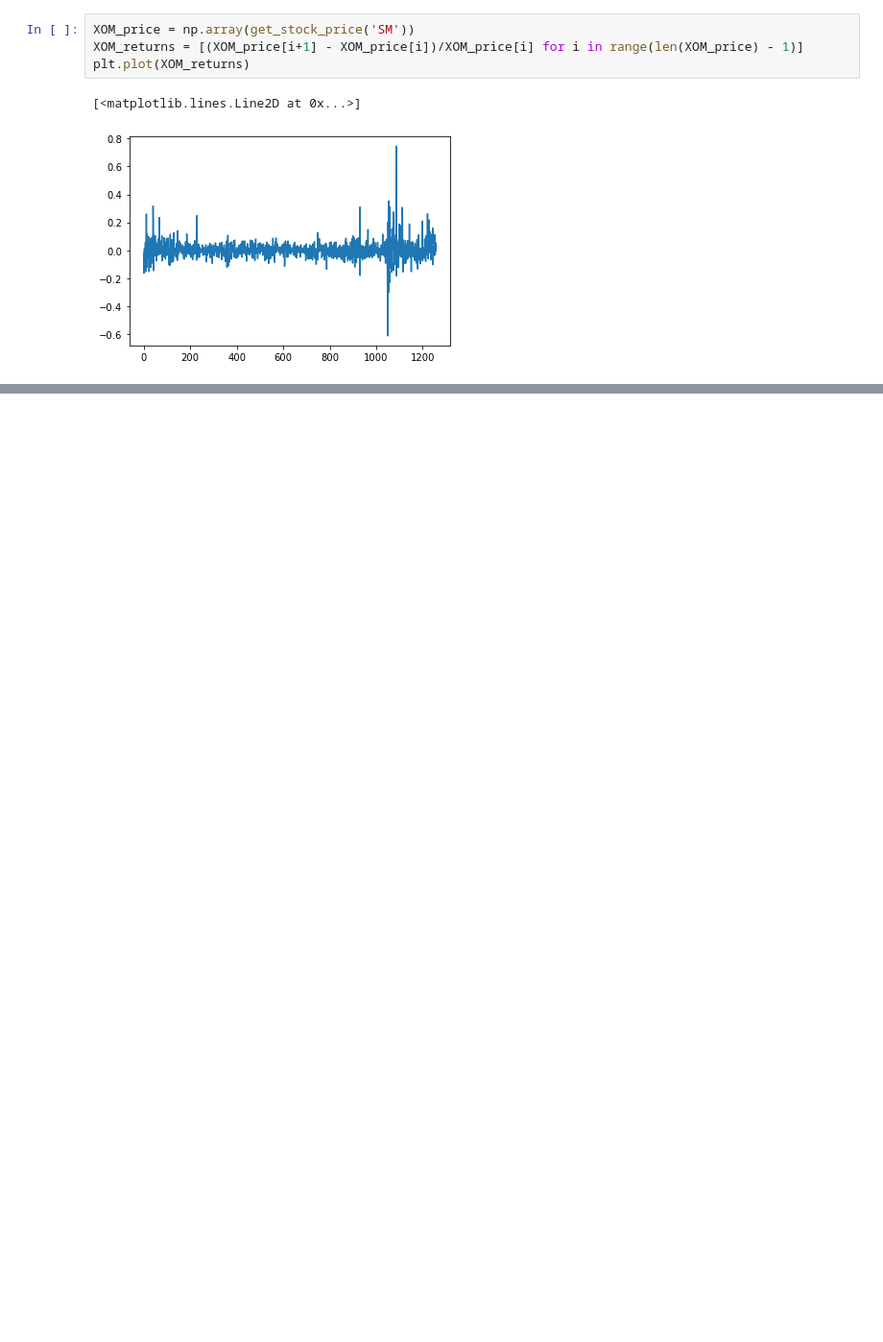
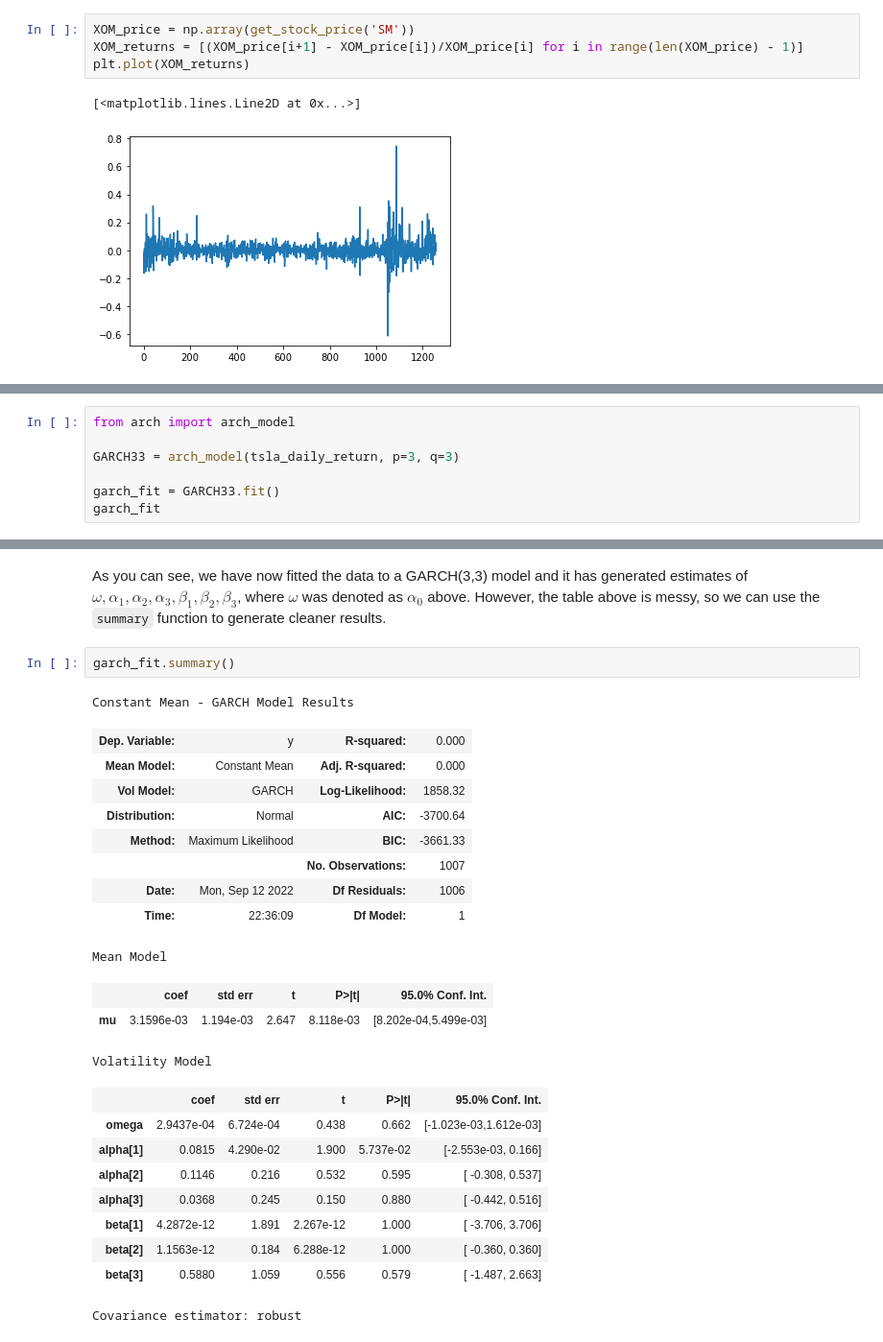
Before and after one commit to theheavygluon/Risk-Management-Course, a Jupyter notebook: Lecture 4 - Time Series Analysis.ipynb, the cells around one changed output, grey strips where cells are left out. Shown: that part at 96% size. Saved outputs shown, nothing was run; the diff lists cells and outputs as text; blank space fills up the shorter version.

```diff
--- a/Lecture 4 - Time Series Analysis.ipynb
+++ b/Lecture 4 - Time Series Analysis.ipynb
@@ -514,0 +558,7 @@ Once the model has been fit and the estimated parameters have been returned, one
+# %%
+from arch import arch_model
+
+GARCH33 = arch_model(tsla_daily_return, p=3, q=3)
+
+garch_fit = GARCH33.fit()
+garch_fit
@@ -514,0 +600,27 @@ Once the model has been fit and the estimated parameters have been returned, one
+# %% [markdown]
+As you can see, we have now fitted the data to a GARCH(3,3) model and it has generated estimates of $\omega, \alpha_1, \alpha_2,\alpha_3, \beta_1, \beta_2,\beta_3$, where $\omega$ was denoted as $\alpha_0$ above. However, the table above is messy, so we can use the `summary` function to generate cleaner results.
+# %%
+garch_fit.summary()
+# %% [output]
+Constant Mean - GARCH Model Results
+| Dep. Variable: | y | R-squared: | 0.000 |
+| Mean Model: | Constant Mean | Adj. R-squared: | 0.000 |
+| Vol Model: | GARCH | Log-Likelihood: | 1858.32 |
+| Distribution: | Normal | AIC: | -3700.64 |
+| Method: | Maximum Likelihood | BIC: | -3661.33 |
+|  |  | No. Observations: | 1007 |
+| Date: | Mon, Sep 12 2022 | Df Residuals: | 1006 |
+| Time: | 22:36:09 | Df Model: | 1 |
+Mean Model
+|  | coef | std err | t | P>|t| | 95.0% Conf. Int. |
+| mu | 3.1596e-03 | 1.194e-03 | 2.647 | 8.118e-03 | [8.202e-04,5.499e-03] |
+Volatility Model
+|  | coef | std err | t | P>|t| | 95.0% Conf. Int. |
+| omega | 2.9437e-04 | 6.724e-04 | 0.438 | 0.662 | [-1.023e-03,1.612e-03] |
+| alpha[1] | 0.0815 | 4.290e-02 | 1.900 | 5.737e-02 | [-2.553e-03, 0.166] |
+| alpha[2] | 0.1146 | 0.216 | 0.532 | 0.595 | [ -0.308, 0.537] |
+| alpha[3] | 0.0368 | 0.245 | 0.150 | 0.880 | [ -0.442, 0.516] |
+| beta[1] | 4.2872e-12 | 1.891 | 2.267e-12 | 1.000 | [ -3.706, 3.706] |
+| beta[2] | 1.1563e-12 | 0.184 | 6.288e-12 | 1.000 | [ -0.360, 0.360] |
+| beta[3] | 0.5880 | 1.059 | 0.556 | 0.579 | [ -1.487, 2.663] |
+Covariance estimator: robust
```
Also changed, not shown: parts of 25 cells of this notebook.
